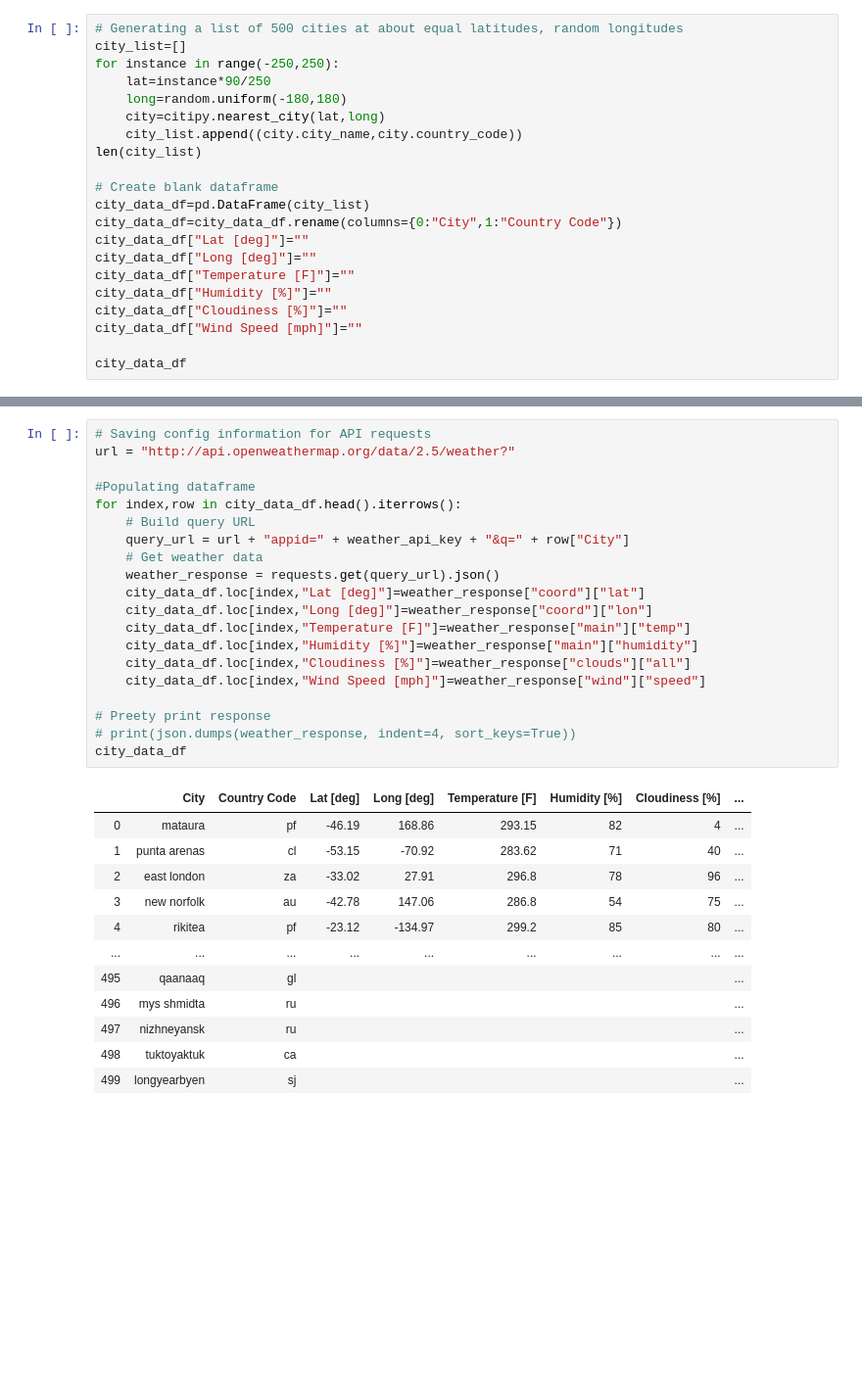
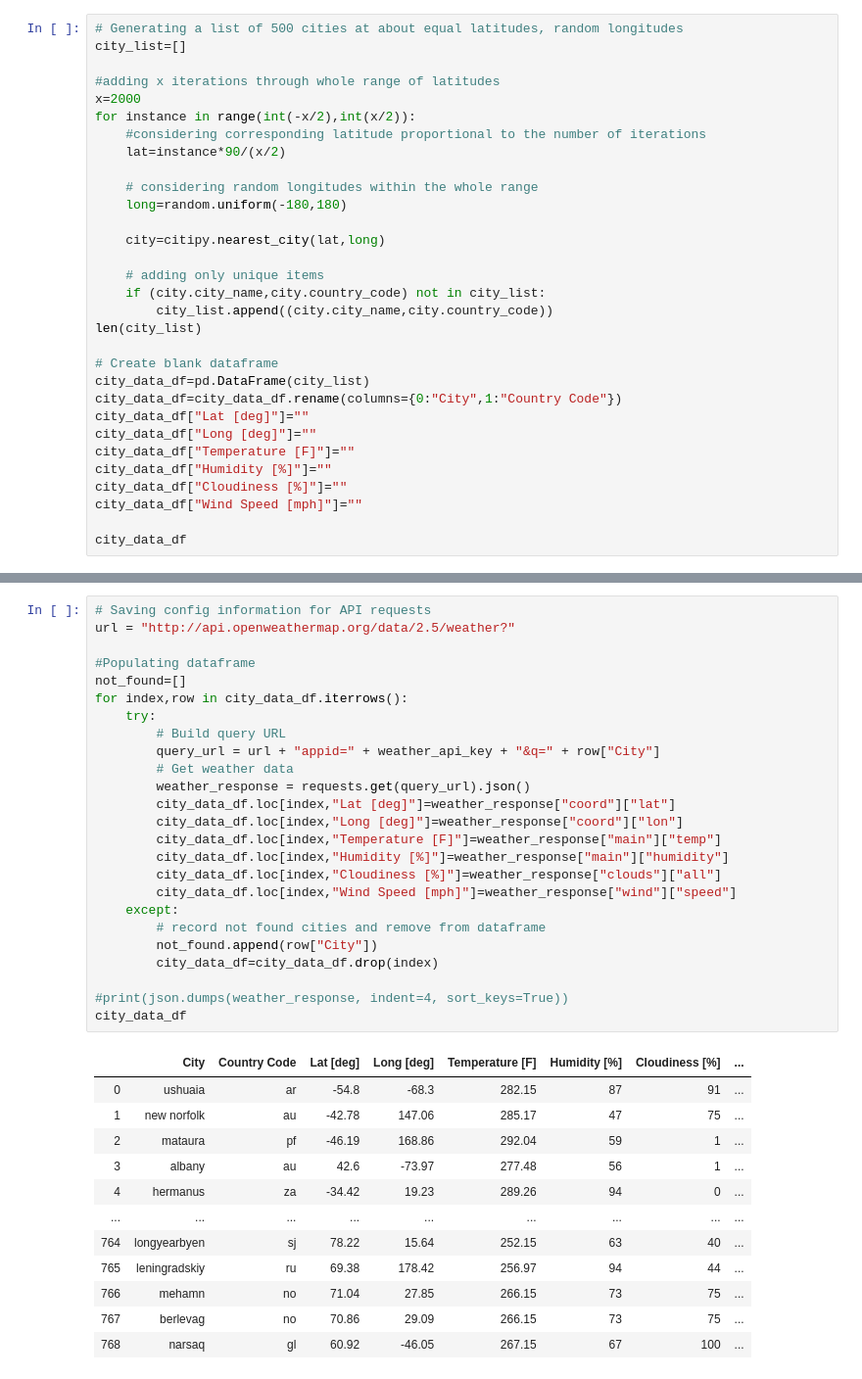
Before and after one commit to florin-vasiliu/python-api-challenge, a Jupyter notebook: WeatherPy/WeatherPy.ipynb, the cells around one changed output, grey strips where cells are left out. Shown: that part at 98% size. Cells and saved outputs as stored; diff of their text form; blank space fills up the shorter version.

```diff
--- a/WeatherPy/WeatherPy.ipynb
+++ b/WeatherPy/WeatherPy.ipynb
@@ -16,11 +18,21 @@ from citipy import citipy
 # %%
 # Generating a list of 500 cities at about equal latitudes, random longitudes
 city_list=[]
-for instance in range(-250,250):
-    lat=instance*90/250
+
+#adding x iterations through whole range of latitudes
+x=2000
+for instance in range(int(-x/2),int(x/2)):
+    #considering corresponding latitude proportional to the number of iterations
+    lat=instance*90/(x/2)
+
+    # considering random longitudes within the whole range
     long=random.uniform(-180,180)
+
     city=citipy.nearest_city(lat,long)
-    city_list.append((city.city_name,city.country_code))
+
+    # adding only unique items
+    if (city.city_name,city.country_code) not in city_list:
+        city_list.append((city.city_name,city.country_code))
 len(city_list)
 
 # Create blank dataframe
@@ -51,33 +63,38 @@ city_data_df
 # %%
 # Saving config information for API requests
 url = "http://api.openweathermap.org/data/2.5/weather?"
 
 #Populating dataframe
-for index,row in city_data_df.head().iterrows():
-    # Build query URL
-    query_url = url + "appid=" + weather_api_key + "&q=" + row["City"]
-    # Get weather data
-    weather_response = requests.get(query_url).json()
-    city_data_df.loc[index,"Lat [deg]"]=weather_response["coord"]["lat"]
-    city_data_df.loc[index,"Long [deg]"]=weather_response["coord"]["lon"]
-    city_data_df.loc[index,"Temperature [F]"]=weather_response["main"]["temp"]
-    city_data_df.loc[index,"Humidity [%]"]=weather_response["main"]["humidity"]
-    city_data_df.loc[index,"Cloudiness [%]"]=weather_response["clouds"]["all"]
-    city_data_df.loc[index,"Wind Speed [mph]"]=weather_response["wind"]["speed"]
+not_found=[]
+for index,row in city_data_df.iterrows():
+    try:
+        # Build query URL
+        query_url = url + "appid=" + weather_api_key + "&q=" + row["City"]
+        # Get weather data
+        weather_response = requests.get(query_url).json()
+        city_data_df.loc[index,"Lat [deg]"]=weather_response["coord"]["lat"]
+        city_data_df.loc[index,"Long [deg]"]=weather_response["coord"]["lon"]
+        city_data_df.loc[index,"Temperature [F]"]=weather_response["main"]["temp"]
+        city_data_df.loc[index,"Humidity [%]"]=weather_response["main"]["humidity"]
+        city_data_df.loc[index,"Cloudiness [%]"]=weather_response["clouds"]["all"]
+        city_data_df.loc[index,"Wind Speed [mph]"]=weather_response["wind"]["speed"]
+    except:
+        # record not found cities and remove from dataframe
+        not_found.append(row["City"])
+        city_data_df=city_data_df.drop(index)
 
-# Preety print response
-# print(json.dumps(weather_response, indent=4, sort_keys=True))
+#print(json.dumps(weather_response, indent=4, sort_keys=True))
 city_data_df
 # %% [output]
 |  | City | Country Code | Lat [deg] | Long [deg] | Temperature [F] | Humidity [%] | Cloudiness [%] | ... |
-| 0 | mataura | pf | -46.19 | 168.86 | 293.15 | 82 | 4 | ... |
-| 1 | punta arenas | cl | -53.15 | -70.92 | 283.62 | 71 | 40 | ... |
-| 2 | east london | za | -33.02 | 27.91 | 296.8 | 78 | 96 | ... |
-| 3 | new norfolk | au | -42.78 | 147.06 | 286.8 | 54 | 75 | ... |
-| 4 | rikitea | pf | -23.12 | -134.97 | 299.2 | 85 | 80 | ... |
+| 0 | ushuaia | ar | -54.8 | -68.3 | 282.15 | 87 | 91 | ... |
+| 1 | new norfolk | au | -42.78 | 147.06 | 285.17 | 47 | 75 | ... |
+| 2 | mataura | pf | -46.19 | 168.86 | 292.04 | 59 | 1 | ... |
+| 3 | albany | au | 42.6 | -73.97 | 277.48 | 56 | 1 | ... |
+| 4 | hermanus | za | -34.42 | 19.23 | 289.26 | 94 | 0 | ... |
 | ... | ... | ... | ... | ... | ... | ... | ... | ... |
-| 495 | qaanaaq | gl |  |  |  |  |  | ... |
-| 496 | mys shmidta | ru |  |  |  |  |  | ... |
-| 497 | nizhneyansk | ru |  |  |  |  |  | ... |
-| 498 | tuktoyaktuk | ca |  |  |  |  |  | ... |
-| 499 | longyearbyen | sj |  |  |  |  |  | ... |
+| 764 | longyearbyen | sj | 78.22 | 15.64 | 252.15 | 63 | 40 | ... |
+| 765 | leningradskiy | ru | 69.38 | 178.42 | 256.97 | 94 | 44 | ... |
+| 766 | mehamn | no | 71.04 | 27.85 | 266.15 | 73 | 75 | ... |
+| 767 | berlevag | no | 70.86 | 29.09 | 266.15 | 73 | 75 | ... |
+| 768 | narsaq | gl | 60.92 | -46.05 | 267.15 | 67 | 100 | ... |
```
Also changed, not shown: parts of 7 cells of this notebook, 13 other files.
